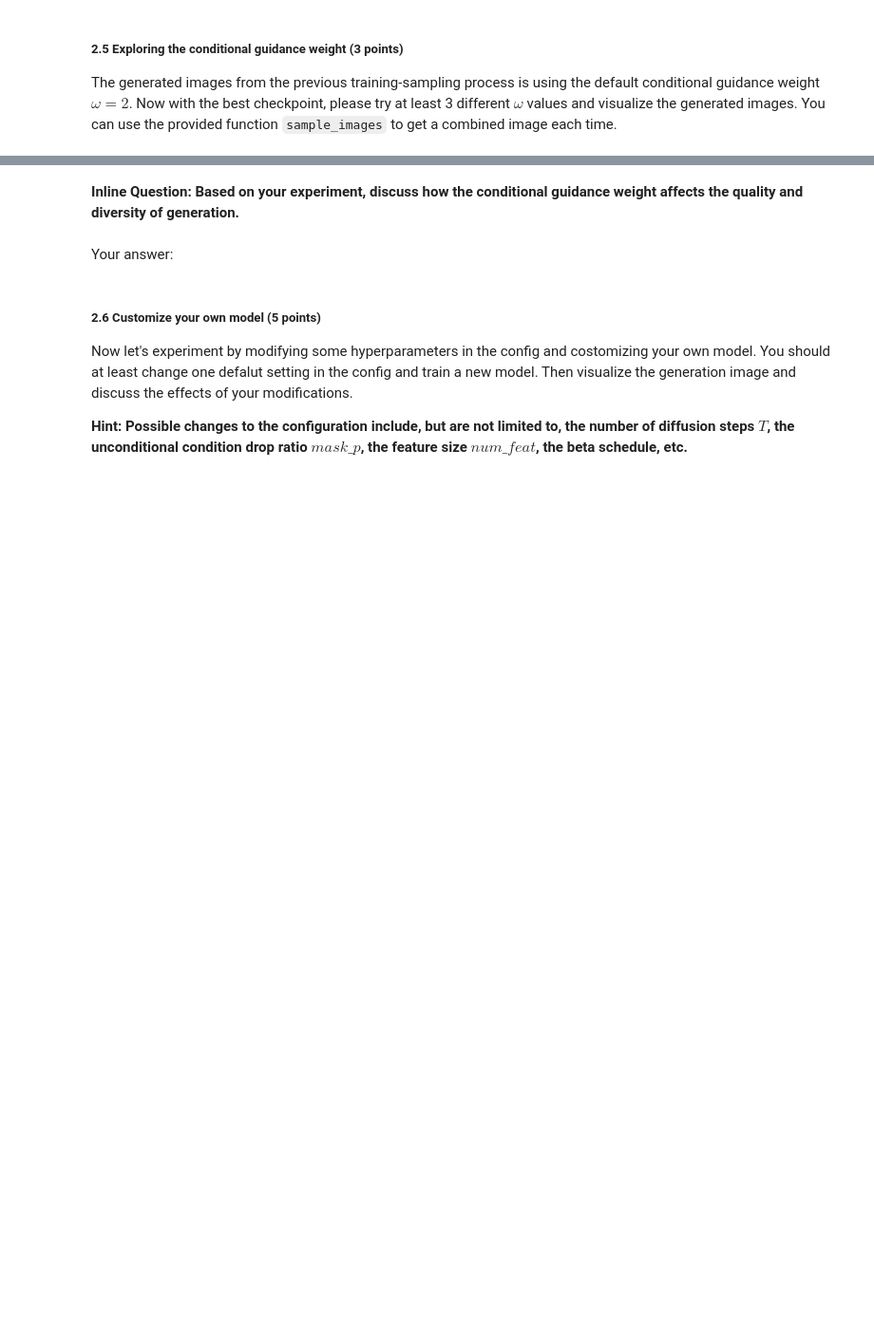
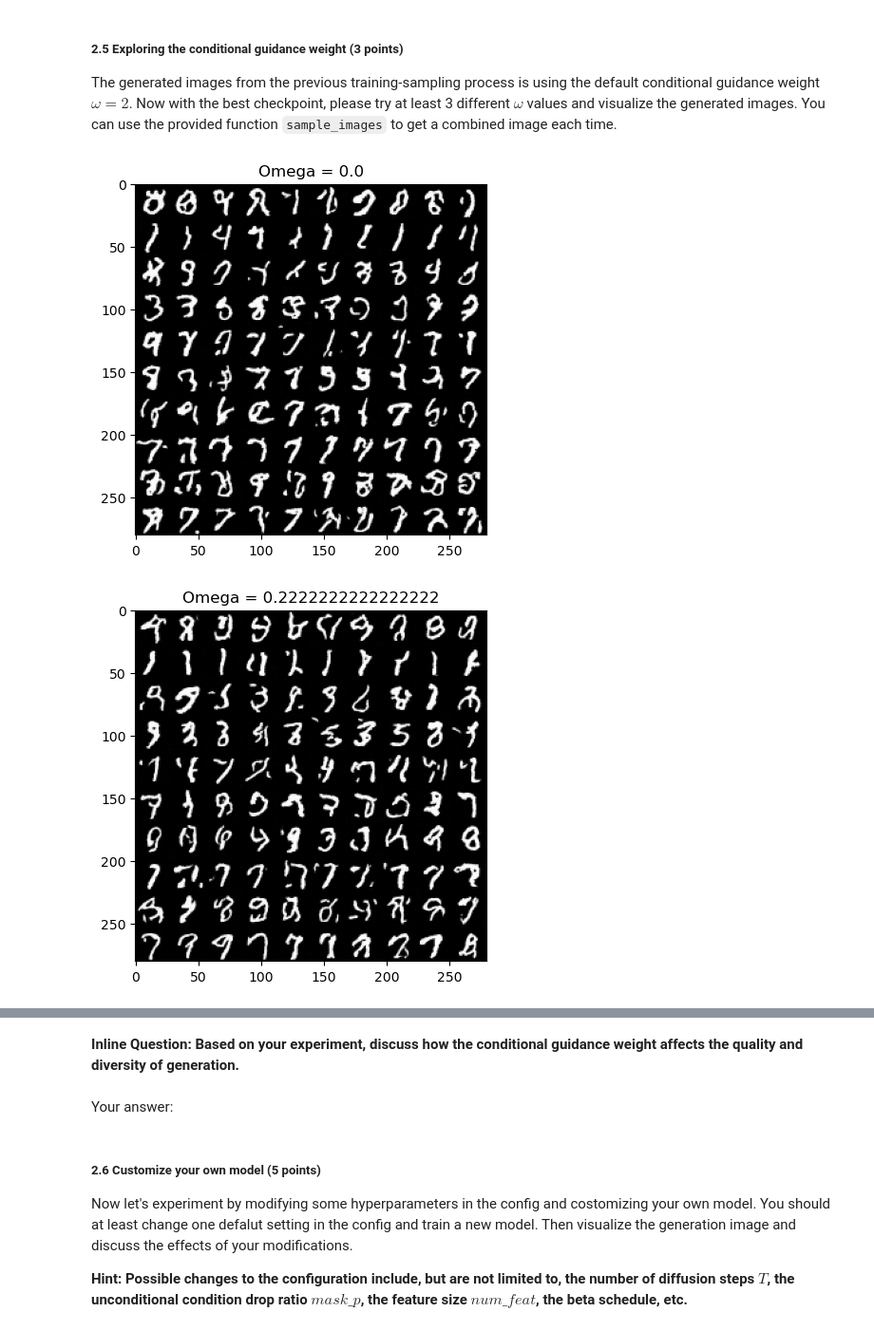
Before and after one commit to AndreaBaretta/Deep_Learning_and_Neural_Networks_II_ECE239, a Jupyter notebook: conditional-ddpm/ConditionalDDPM.ipynb, the cells around one changed output, grey strips where cells are left out. Shown at 95% size. Saved outputs shown, nothing was run; the diff lists cells and outputs as text; code cells hidden in the pictures; blank space fills up the shorter version.

```diff
--- a/conditional-ddpm/ConditionalDDPM.ipynb
+++ b/conditional-ddpm/ConditionalDDPM.ipynb
@@ -330,12 +341,21 @@ The generated images from the previous training-sampling process is using the de
 # %%
 from utils import sample_images
 import matplotlib.pyplot as plt
 # ==================================================== #
 # YOUR CODE HERE:
 #   Try at least 3 different conditional guidance weights and visualize it.
 #   Example of using a different omega value:
 #       sample_config = DMConfig(omega = ?)
 #       fig = sample_images(config = sample_config, checkpoint_path = path_to_your_checkpoint)
-
+import numpy as np
+for omega in np.linspace(0, 2, 10):
+    sample_config = DMConfig(omega = omega)
+    fig = sample_images(config = sample_config, checkpoint_path = 'save/exp1/best_checkpoint.pth')
+    plt.imshow(fig)
+    plt.title(f"Omega = {omega}")
+    plt.show()
 
 # ==================================================== #
+# %% [output]
+[figure, added]
+[figure, added]
```
Also changed, not shown: parts of 11 cells of this notebook, 3 other files.
